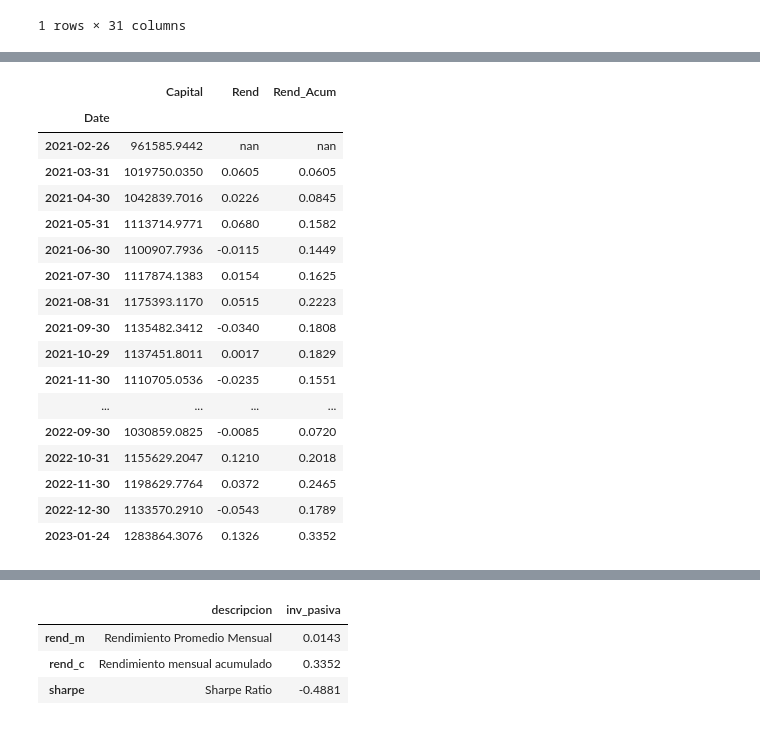
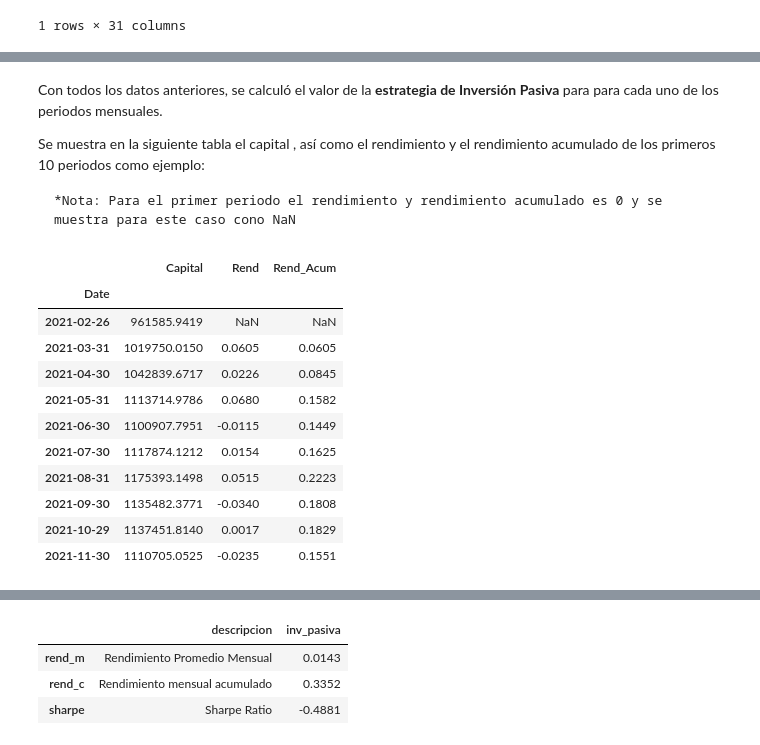
Before and after one commit to anamaria1404/Laboratorio-I, a Jupyter notebook: notebook.ipynb, the cells around one changed output, grey strips where cells are left out. Drawn from its saved outputs; the diff is of its cells as text; code cells hidden in the pictures.

```diff
--- a/notebook.ipynb
+++ b/notebook.ipynb
@@ -208,21 +208,21 @@ main.tabla
+# %% [markdown]
+Con todos los datos anteriores, se calculó el valor de la **estrategia de Inversión Pasiva** para para cada uno de los periodos mensuales.
+
+Se muestra en la siguiente tabla el capital , así como el rendimiento y el rendimiento acumulado de los primeros 10 periodos como ejemplo:
+
+    *Nota: Para el primer periodo el rendimiento y rendimiento acumulado es 0 y se muestra para este caso cono NaN
 # %%
-main.df_pasiva
+main.df_pasiva.head(10)
 # %% [output]
 |  | Capital | Rend | Rend_Acum |
 | Date |  |  |  |
-| 2021-02-26 | 961585.9442 | nan | nan |
-| 2021-03-31 | 1019750.0350 | 0.0605 | 0.0605 |
-| 2021-04-30 | 1042839.7016 | 0.0226 | 0.0845 |
-| 2021-05-31 | 1113714.9771 | 0.0680 | 0.1582 |
-| 2021-06-30 | 1100907.7936 | -0.0115 | 0.1449 |
-| 2021-07-30 | 1117874.1383 | 0.0154 | 0.1625 |
-| 2021-08-31 | 1175393.1170 | 0.0515 | 0.2223 |
-| 2021-09-30 | 1135482.3412 | -0.0340 | 0.1808 |
-| 2021-10-29 | 1137451.8011 | 0.0017 | 0.1829 |
-| 2021-11-30 | 1110705.0536 | -0.0235 | 0.1551 |
-| ... | ... | ... | ... |
-| 2022-09-30 | 1030859.0825 | -0.0085 | 0.0720 |
-| 2022-10-31 | 1155629.2047 | 0.1210 | 0.2018 |
-| 2022-11-30 | 1198629.7764 | 0.0372 | 0.2465 |
-| 2022-12-30 | 1133570.2910 | -0.0543 | 0.1789 |
-| 2023-01-24 | 1283864.3076 | 0.1326 | 0.3352 |
+| 2021-02-26 | 961585.9419 | NaN | NaN |
+| 2021-03-31 | 1019750.0150 | 0.0605 | 0.0605 |
+| 2021-04-30 | 1042839.6717 | 0.0226 | 0.0845 |
+| 2021-05-31 | 1113714.9786 | 0.0680 | 0.1582 |
+| 2021-06-30 | 1100907.7951 | -0.0115 | 0.1449 |
+| 2021-07-30 | 1117874.1212 | 0.0154 | 0.1625 |
+| 2021-08-31 | 1175393.1498 | 0.0515 | 0.2223 |
+| 2021-09-30 | 1135482.3771 | -0.0340 | 0.1808 |
+| 2021-10-29 | 1137451.8140 | 0.0017 | 0.1829 |
+| 2021-11-30 | 1110705.0525 | -0.0235 | 0.1551 |
```
Also changed, not shown: parts of 18 cells of this notebook, 1 other file.
